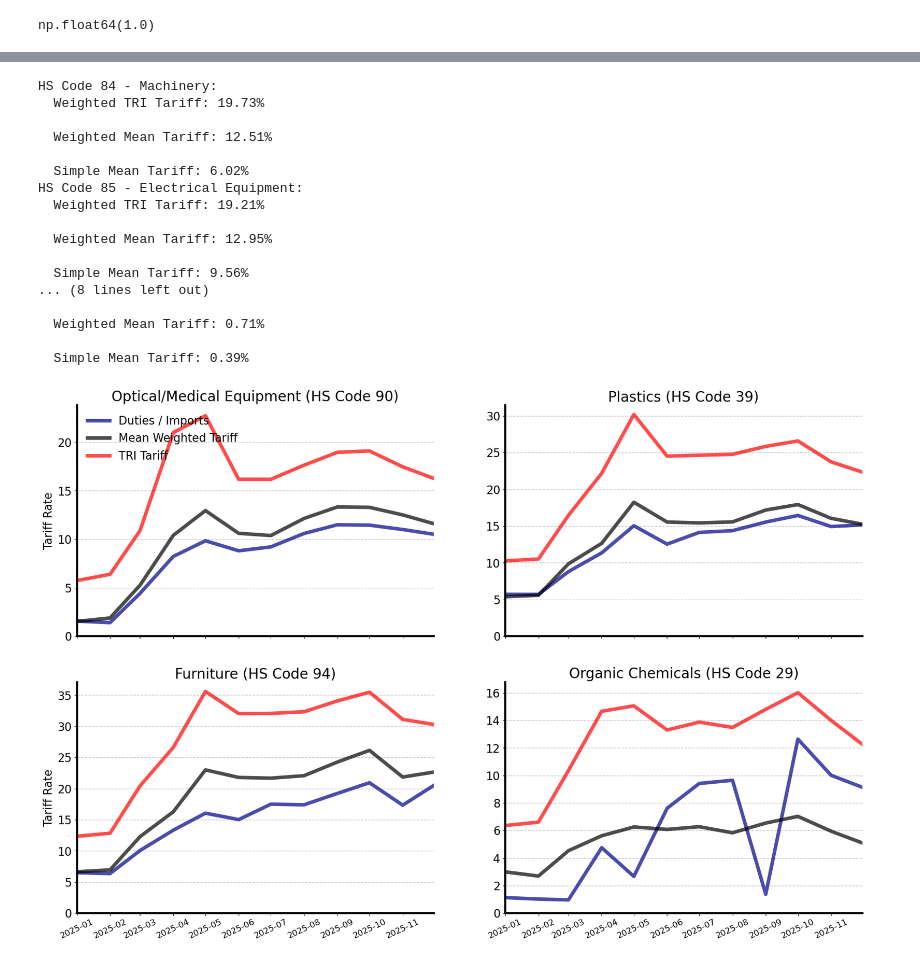
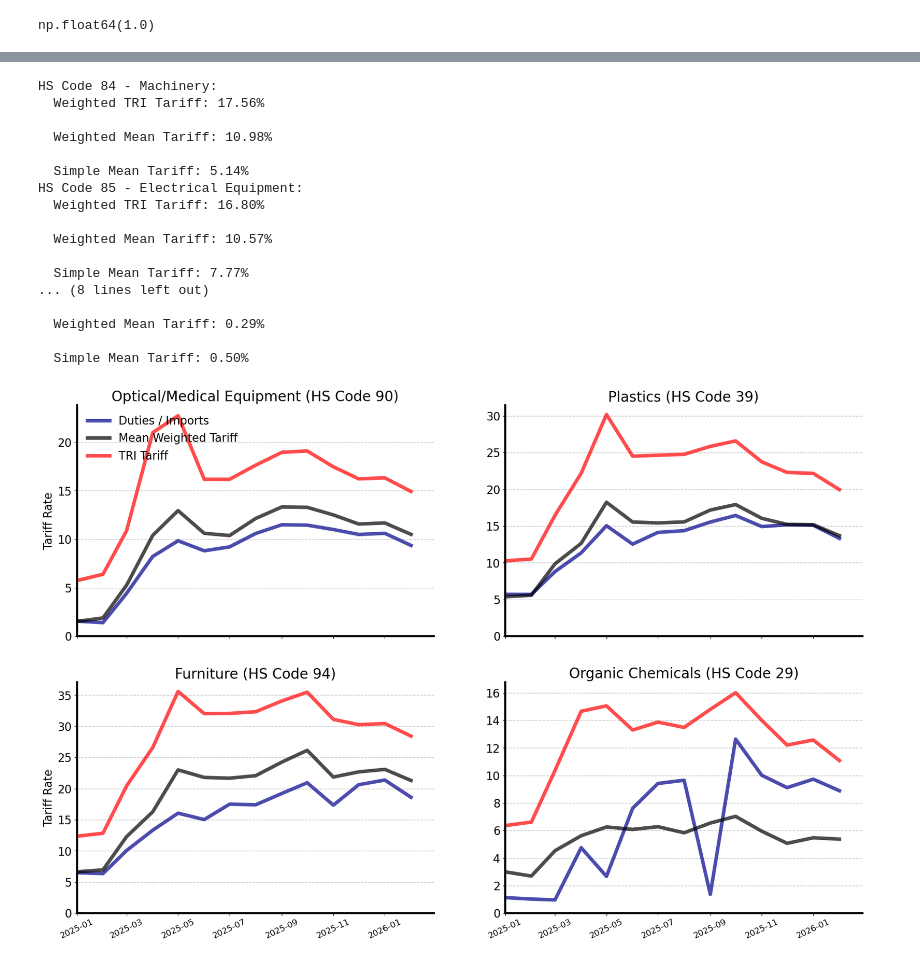
Before and after one commit to tradewartracker/how-restrictive-us-trade, a Jupyter notebook: TRI-sector.ipynb, the cells around one changed output, grey strips where cells are left out. Saved outputs shown, nothing was run; the diff lists cells and outputs as text; code cells hidden in the pictures.

```diff
--- a/TRI-sector.ipynb
+++ b/TRI-sector.ipynb
@@ -17,7 +17,7 @@ import os
 import pyarrow as pa
 import pyarrow.parquet as pq
 # %%
-data_repo = "C:\\github\\how-restrictive-us-trade\\data\\"
+data_repo = "C:\\heroku\\how-restrictive-us-trade\\data\\"
 
 country_list = pd.read_csv(os.path.join(data_repo, "country-list-20.csv"), header=None, names=["CTY_CODE"])
 
@@ -27,7 +27,7 @@ texfile = "C:\\github\\how-restrictive-us-trade-paper\\results-sector.tex"
 
 tabletex = "C:\\github\\how-restrictive-us-trade-paper\\table-sector.tex"
 
-target_date = "2025-12"
+target_date = "2026-02"
 # %%
 file = os.path.join(data_repo, "imports-hs10\\TOTALdata-current.parquet")
 
@@ -430,7 +447,5 @@ np.float64(1.0)
 # %%
-
-
-metrics_df = pd.read_parquet("C:\\github\\how-restrictive-us-trade\\data\\top-sector-metrics.parquet")
+metrics_df = pd.read_parquet("C:\\heroku\\how-restrictive-us-trade\\data\\top-sector-metrics.parquet")
 # %%
 fig, ax = plt.subplots(figsize = (15,9))
 
@@ -444,7 +459,8 @@ ax.plot(foo.date, 100*foo["sqrtariff"], color = "red", alpha = 0.7, linewidth =
 
 # ax.set_title("Tariff Measures for " + foo["CTY_NAME"].iloc[0], fontsize = 20)
 
-ax.set_xlim([dt.datetime(2025,1,1), dt.datetime(2025,12,30)])
+plot_end = pd.to_datetime(target_date, format="%Y-%m") + pd.offsets.MonthEnd(1)
+ax.set_xlim([dt.datetime(2025,1,1), plot_end])
 
 ax.tick_params(axis='x', labelsize=16)  # Change font size of x-axis tick labels
 ax.tick_params(axis='y', labelsize=16)  # Change font size of y-axis tick labels
@@ -496,7 +512,8 @@ for i, (ax, hscode) in enumerate(zip(ax, hscodes)):
 
     ax.set_title( titles[i] + " (HS Code " + foo["HS2"].iloc[0] + ")", fontsize = 20)
 
-    ax.set_xlim([dt.datetime(2025,1,1), dt.datetime(2025,12,30)])
+    plot_end = pd.to_datetime(target_date, format="%Y-%m") + pd.offsets.MonthEnd(1)
+    ax.set_xlim([dt.datetime(2025,1,1), plot_end])
 
     ax.set_ylim(bottom=0)
 
@@ -563,22 +580,22 @@ for hscode, title in zip(hscodes, titles):
         f.write(f'\\newcommand{{\\simpleMeanValuetwofive{title_clean}}}{{{simplemean*100:.0f}}}\n')
 # %% [output]
 HS Code 84 - Machinery:
-  Weighted TRI Tariff: 19.73%
+  Weighted TRI Tariff: 17.56%
 
-  Weighted Mean Tariff: 12.51%
+  Weighted Mean Tariff: 10.98%
 
-  Simple Mean Tariff: 6.02%
+  Simple Mean Tariff: 5.14%
 HS Code 85 - Electrical Equipment:
-  Weighted TRI Tariff: 19.21%
+  Weighted TRI Tariff: 16.80%
 
-  Weighted Mean Tariff: 12.95%
+  Weighted Mean Tariff: 10.57%
 
-  Simple Mean Tariff: 9.56%
+  Simple Mean Tariff: 7.77%
 ... (8 lines left out)
 
-  Weighted Mean Tariff: 0.71%
+  Weighted Mean Tariff: 0.29%
 
-  Simple Mean Tariff: 0.39%
+  Simple Mean Tariff: 0.50%
 # %%
 fig, ax = plt.subplots(nrows = 2, ncols = 2, sharex = True, figsize = (20,13))
 
@@ -602,7 +619,8 @@ for i, (ax, hscode) in enumerate(zip(ax, hscodes)):
 
     ax.set_title( titles[i] + " (HS Code " + foo["HS2"].iloc[0] + ")", fontsize = 20)
 
-    ax.set_xlim([dt.datetime(2025,1,1), dt.datetime(2025,11,30)])
+    plot_end = pd.to_datetime(target_date, format="%Y-%m") + pd.offsets.MonthEnd(1)
+    ax.set_xlim([dt.datetime(2025,1,1), plot_end])
 
     ax.set_ylim(bottom=0)
 
@@ -613,34 +631,34 @@ for i, (ax, hscode) in enumerate(zip(ax, hscodes)):
 
     ax.spines["top"].set_visible(False)
 
     ax.spines["left"].set_linewidth(3)
 
     ax.spines["bottom"].set_linewidth(3)
 
     ax.grid(axis='y', linewidth=1, linestyle='--', alpha=0.7)
 
     if i == 0:  # Only show legend in first plot
         ax.legend(
             fontsize=16,           # Font size
             frameon=False,         # No box
             loc='upper left',     # Position
             ncol=1                 # Number of columns
         )
 
         ax.set_ylabel("Tariff Rate", fontsize=16)
 
     if i == 2:
 
         ax.set_ylabel("Tariff Rate", fontsize=16)
 
 
 # plt.savefig(figfile+"panel-top-sector-tariffs.png", bbox_inches = "tight")
 
 # plt.savefig(figfile+"panel-top-sector-tariffs.pdf", bbox_inches = "tight")
 
 plt.show()
 # %% [output]
-[figure, old version]
+[figure, new version]
 # %%
 date_list = [target_date]
 
```
Also changed, not shown: parts of 5 cells of this notebook, 40 other files.
